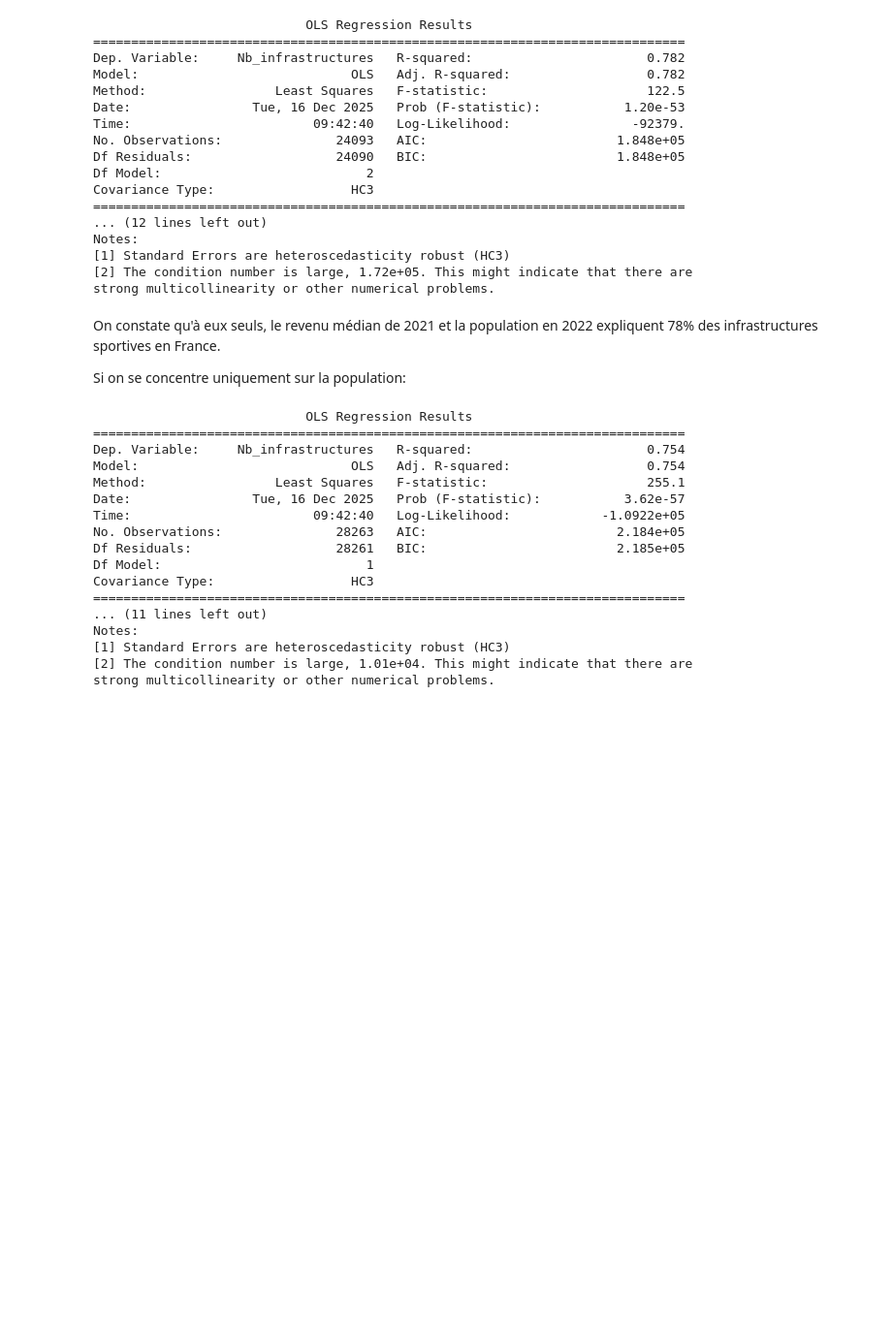
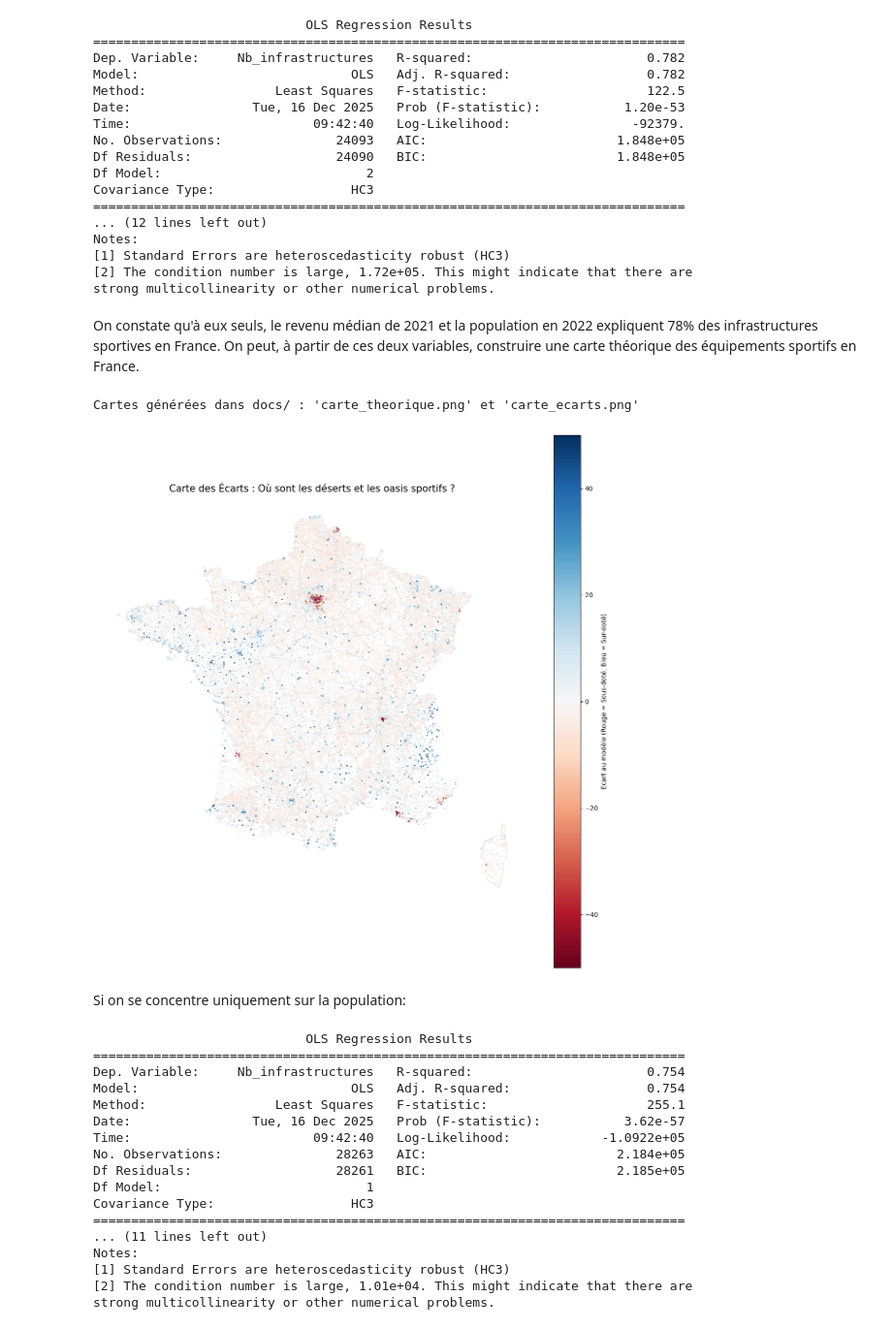
Before and after one commit to MaximeHirsch/Projet-python-deserts-sportifs, a Jupyter notebook: Projet.ipynb, the cells around one changed output. Shown at 97% size. Drawn from its saved outputs; the diff is of its cells as text; code cells hidden in the pictures; blank space fills up the shorter version.

Commit message:
Ajout de la carte théorique (modélisation)

```diff
--- a/Projet.ipynb
+++ b/Projet.ipynb
@@ -1064,9 +1063,66 @@ Notes:
 [2] The condition number is large, 1.72e+05. This might indicate that there are
 strong multicollinearity or other numerical problems.
 # %% [markdown]
-On constate qu'à eux seuls, le revenu médian de 2021 et la population en 2022 expliquent 78% des infrastructures sportives en France.
-
-Si on se concentre uniquement sur la population:
+On constate qu'à eux seuls, le revenu médian de 2021 et la population en 2022 expliquent 78% des infrastructures sportives en France. On peut, à partir de ces deux variables, construire une carte théorique des équipements sportifs en France.
+# %%
+df_reg = df_final.groupby("new_code").agg({
+    "new_code": "count",
+    "P22_POP": "first",
+    "MED21": "first",
+    "equip_x": "first",
+    "equip_y": "first"
+}).rename(columns={"new_code": "nb_reel"}).reset_index()
+
+df_reg = df_reg.dropna(subset=["P22_POP", "MED21"])
+
+df_reg["nb_theorique"] = 10.4022 + (0.0023 * df_reg["P22_POP"]) - (0.0002 * df_reg["MED21"])
+
+df_reg["ecart"] = df_reg["nb_reel"] - df_reg["nb_theorique"]
+
+gdf_analyse = gpd.GeoDataFrame(
+    df_reg,
+    geometry=gpd.points_from_xy(df_reg["equip_x"], df_reg["equip_y"]),
+    crs="EPSG:4326"
+)
+
+fig, ax = plt.subplots(figsize=(15, 15))
+gdf.boundary.plot(ax=ax, linewidth=0.3, color="gray") # Fond de carte
+gdf_analyse.plot(
+    ax=ax,
+    column="nb_theorique",
+    cmap="viridis",
+    markersize=2,
+    alpha=0.6,
+    legend=True,
+    legend_kwds={'label': "Nombre d'équipements prédit par le modèle"}
+)
+ax.set_title("Carte Théorique : Équipements prédits par la Population et le Revenu", fontsize=15)
+ax.set_axis_off()
+plt.savefig('docs/carte_theorique.png', dpi=300, bbox_inches='tight')
+plt.close()
+
+fig, ax = plt.subplots(figsize=(15, 15))
+gdf.boundary.plot(ax=ax, linewidth=0.3, color="#dddddd")
+
+gdf_analyse.plot(
+    ax=ax,
+    column="ecart",
+    cmap="RdBu",  # Rouge = Moins que prévu / Bleu = Plus que prévu
+    vmin=-50,
+    vmax=50,
+    markersize=2,
+    alpha=0.8,
+    legend=True,
+    legend_kwds={'label': "Ecart au modèle (Rouge = Sous-doté, Bleu = Sur-doté)"}
+)
+ax.set_title("Carte des Écarts : Où sont les déserts et les oasis sportifs ?", fontsize=15)
+ax.set_axis_off()
+plt.savefig('docs/carte_ecarts.png', dpi=300, bbox_inches='tight')
+# %% [output]
+Cartes générées dans docs/ : 'carte_theorique.png' et 'carte_ecarts.png'
+[figure, added]
+# %% [markdown]
+Si on se concentre uniquement sur la population:
 # %%
 model3 = smf.ols('Nb_infrastructures ~ P22_POP', data = df_commune).fit(cov_type='HC3') #Robuste à l'hétéroscédasticité
 
```
Also changed, not shown: parts of 1 cell of this notebook, 3 other files.
